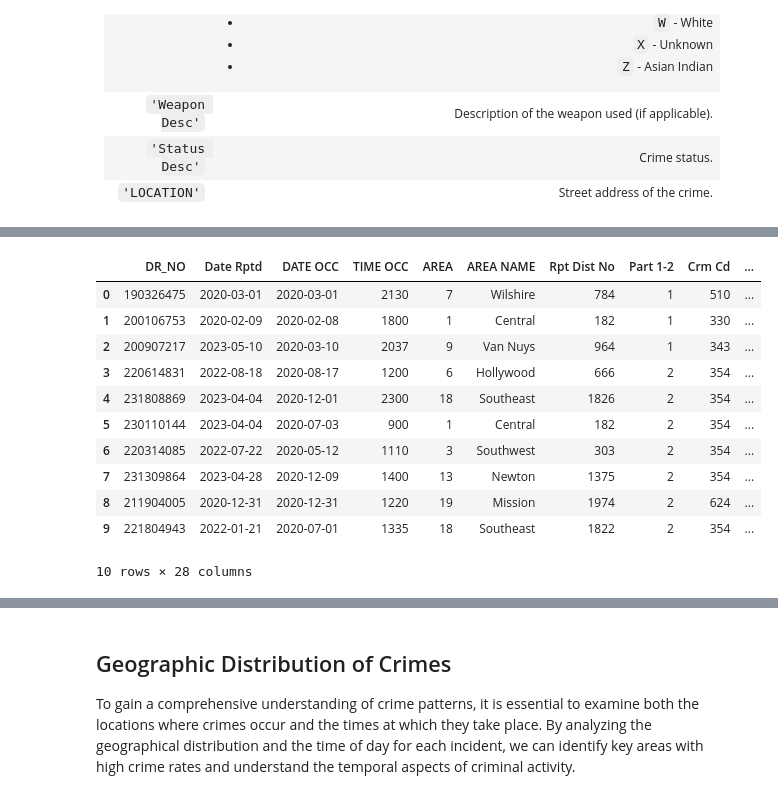
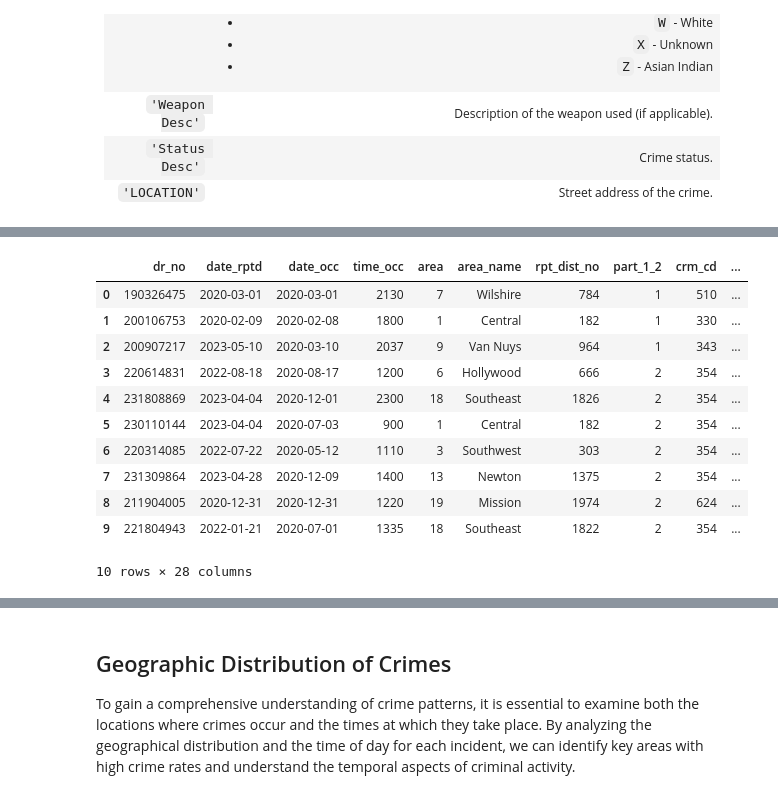
Before and after one commit to TereshchenkoKyrylo/Los-Angeles-Crimes-Analysis, a Jupyter notebook: notebook.ipynb, the cells around one changed output, grey strips where cells are left out. Cells and saved outputs as stored; diff of their text form; code cells hidden in the pictures.

```diff
--- a/notebook.ipynb
+++ b/notebook.ipynb
@@ -45,26 +46,56 @@ import plotly.graph_objects as go
 # %%
+import requests
+from io import StringIO
 
-# Load the crime data
-crimes = pd.read_csv("Crime_Data2020.csv", parse_dates=["Date Rptd", "DATE OCC"], dtype={"TIME OCC": str})
+# Function to load all data from the open API
+def fetch_all_data(base_url, limit=50000):
+    offset = 0
+    all_data = pd.DataFrame()
 
+    while True:
+        # Forming the URL with $limit and $offset parameters for data pagination
+        url = f"{base_url}?$limit={limit}&$offset={offset}"
+        response = requests.get(url)
+        response.raise_for_status()  # Check if the request was successful
+
+        # Reading the data into a temporary DataFrame
+        temp_data = pd.read_csv(StringIO(response.text), parse_dates=["date_rptd", "date_occ"], dtype={"time_occ": str})
+
+        # Adding the temporary data to the main DataFrame
+        all_data = pd.concat([all_data, temp_data], ignore_index=True)
+
+        # If the number of rows received is less than the limit, it means we've got all the data
+        if len(temp_data) < limit:
+            break
+
+        # Offset to the next set of data
+        offset += limit
+
+    return all_data
+
+# Call the function to load all data
+base_url = "https://data.lacity.org/resource/2nrs-mtv8.csv"
+crimes = fetch_all_data(base_url)
+
+# Function to clean the data
 def clean_data(df):
-    # Drop rows where critical columns are NaN
-    df = df.dropna(subset=["DR_NO", "Date Rptd", "DATE OCC", "Crm Cd Desc"])
+    # Drop rows where critical columns contain NaN
+    df = df.dropna(subset=["dr_no", "date_rptd", "date_occ", "crm_cd_desc"])
 
-    # Convert date columns to datetime, dropping any rows with invalid dates
-    df["Date Rptd"] = pd.to_datetime(df["Date Rptd"], errors='coerce')
-    df["DATE OCC"] = pd.to_datetime(df["DATE OCC"], errors='coerce')
-    df = df.dropna(subset=["Date Rptd", "DATE OCC"])  # Drop rows where date conversion failed
+    # Convert date columns to datetime, drop rows with incorrect dates
+    df["date_rptd"] = pd.to_datetime(df["date_rptd"], errors='coerce')
+    df["date_occ"] = pd.to_datetime(df["date_occ"], errors='coerce')
+    df = df.dropna(subset=["date_rptd", "date_occ"])  # Drop rows with incorrect dates
 
-    # Strip any extra whitespace from TIME OCC and ensure it is in HHMM format
-    df["TIME OCC"] = df["TIME OCC"].str.strip()
-    df = df[df["TIME OCC"].str.match(r'^\d{4}$')]  # Keep rows with valid time format (HHMM)
+    # Remove extra spaces from time_occ and check the HHMM format
+    df["time_occ"] = df["time_occ"].str.strip()
+    df = df[df["time_occ"].str.match(r'^\d{4}$')]  # Keep rows with the correct time format (HHMM)
 
-    # Convert TIME OCC to integer to handle invalid time formats
-    df["TIME OCC"] = pd.to_numeric(df["TIME OCC"], errors='coerce')
-    df = df.dropna(subset=["TIME OCC"])  # Drop rows where time conversion failed
+    # Convert time_occ to numeric format to handle incorrect time formats
+    df["time_occ"] = pd.to_numeric(df["time_occ"], errors='coerce')
+    df = df.dropna(subset=["time_occ"])  # Drop rows where time could not be converted
 
-    # Map descent and sex values and keep only known values
+    # Map descent and sex values and drop rows with 'Unknown' values
     descent_mapping = {
         'A': 'Other Asian', 'B': 'Black', 'C': 'Chinese', 'D': 'Cambodian',
         'F': 'Filipino', 'G': 'Guamanian', 'H': 'Hispanic/Latin/Mexican',
@@ -78,20 +109,24 @@ def clean_data(df):
         'F': 'Female', 'M': 'Male', 'X': 'Unknown'
     }
 
-    # Apply mapping and filter out rows where descent or sex is 'Unknown'
-    df['Vict Descent'] = df['Vict Descent'].map(descent_mapping).fillna('Unknown')
-    df['Vict Sex'] = df['Vict Sex'].map(sex_mapping).fillna('Unknown')
+    # Apply mapping and drop rows with 'Unknown' values
+    df['vict_descent'] = df['vict_descent'].map(descent_mapping).fillna('Unknown')
+    df['vict_sex'] = df['vict_sex'].map(sex_mapping).fillna('Unknown')
 
-    # Remove rows where 'Vict Descent' or 'Vict Sex' is 'Unknown'
-    df = df[(df['Vict Descent'] != 'Unknown') & (df['Vict Sex'] != 'Unknown')]
+    # Drop rows where 'vict_descent' or 'vict_sex' is 'Unknown'
+    df = df[(df['vict_descent'] != 'Unknown') & (df['vict_sex'] != 'Unknown')]
 
     # Reset index after cleaning
     df.reset_index(drop=True, inplace=True)
 
     return df
 
+# Call the data cleaning function
 crimes = clean_data(crimes)
 
-# Print the first few rows to verify the results
+# Print the number of rows fetched
+print(f"Total number of rows fetched: {len(crimes)}")
+
+# Check the first few rows
 crimes.head(10)
 # %% [output]
@@ -102,4 +134,4 @@ Could not infer format, so each element will be parsed individually, falling bac
-|  | DR_NO | Date Rptd | DATE OCC | TIME OCC | AREA | AREA NAME | Rpt Dist No | Part 1-2 | Crm Cd | ... |
+|  | dr_no | date_rptd | date_occ | time_occ | area | area_name | rpt_dist_no | part_1_2 | crm_cd | ... |
 | 0 | 190326475 | 2020-03-01 | 2020-03-01 | 2130 | 7 | Wilshire | 784 | 1 | 510 | ... |
 | 1 | 200106753 | 2020-02-09 | 2020-02-08 | 1800 | 1 | Central | 182 | 1 | 330 | ... |
 | 2 | 200907217 | 2023-05-10 | 2020-03-10 | 2037 | 9 | Van Nuys | 964 | 1 | 343 | ... |
```
Also changed, not shown: parts of 17 cells of this notebook.
